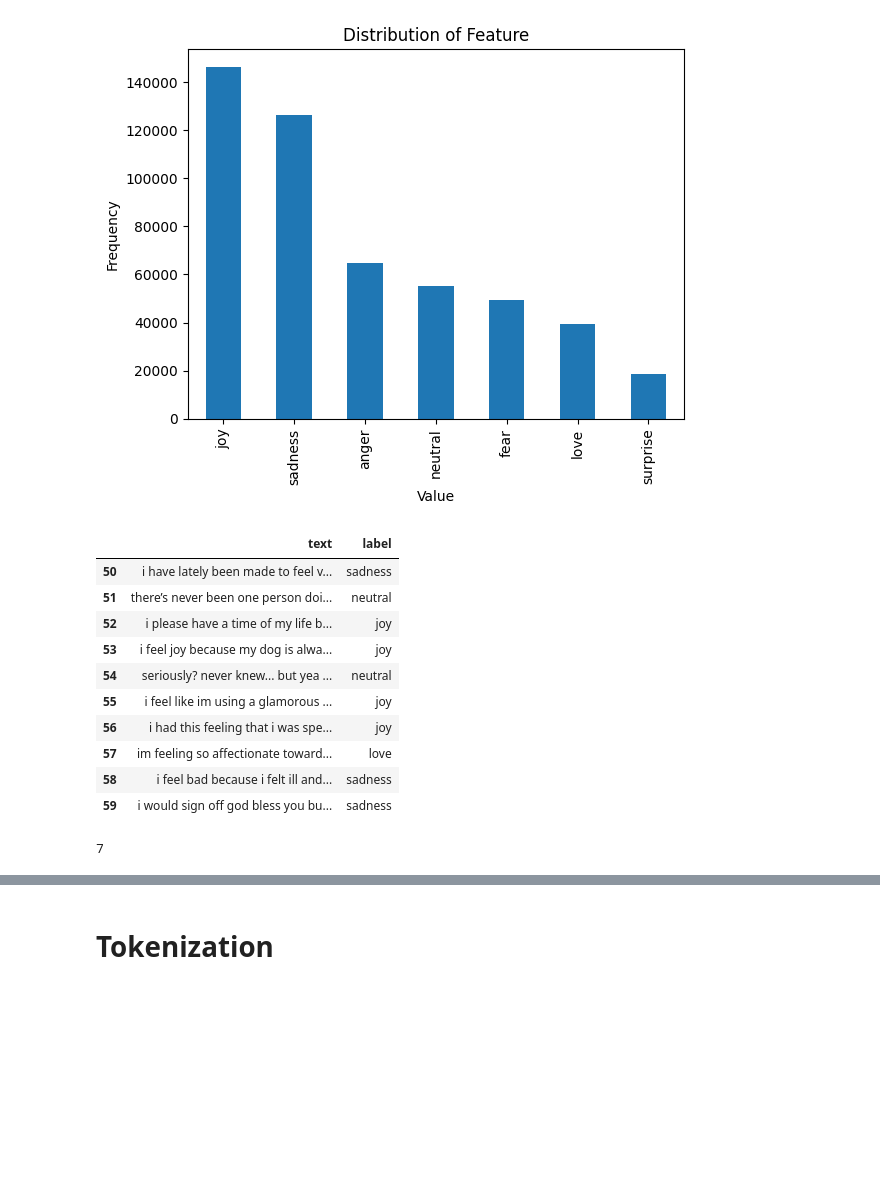
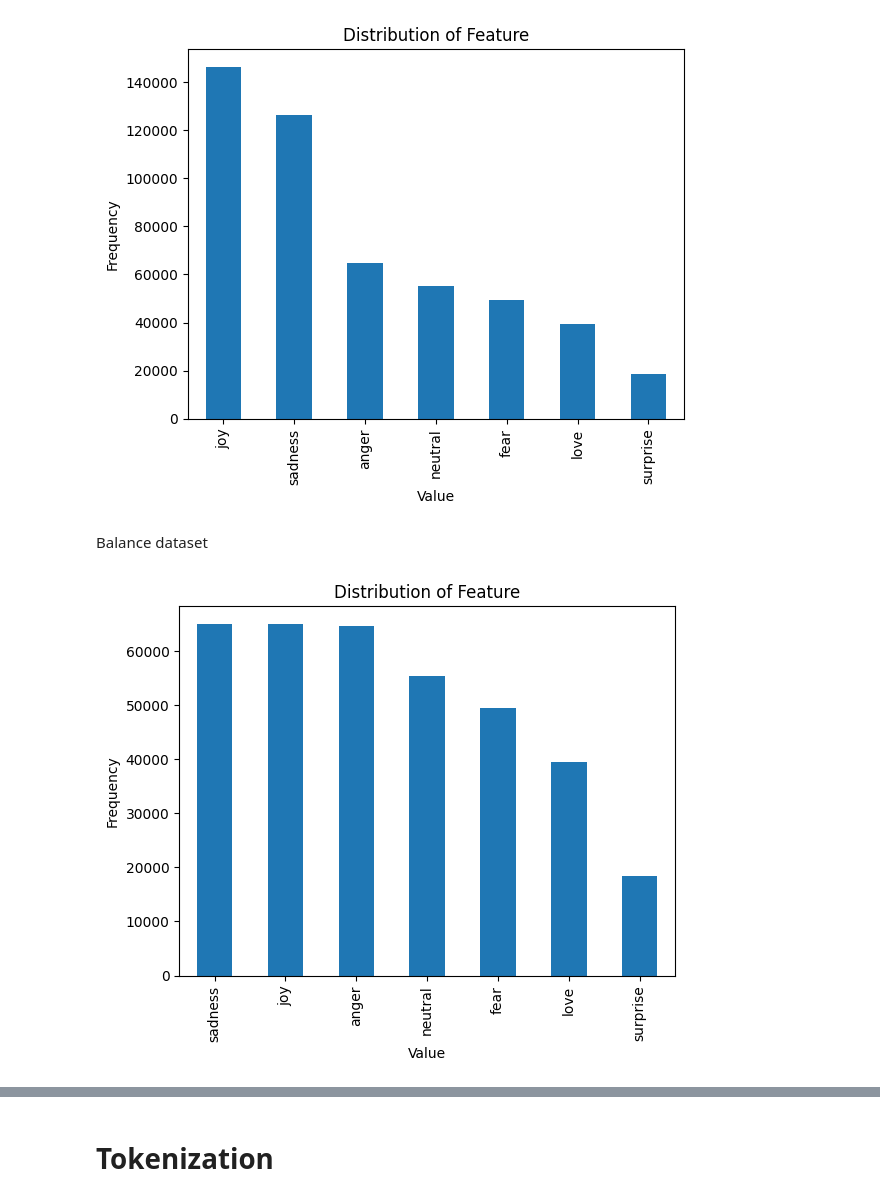
Before and after one commit to anyaachan/EmotionRecognition, a Jupyter notebook: notebooks/data_exploration.ipynb, the cells around one changed output, grey strips where cells are left out. Drawn from its saved outputs; the diff is of its cells as text; code cells hidden in the pictures; blank space fills up the shorter version.

```diff
--- a/notebooks/data_exploration.ipynb
+++ b/notebooks/data_exploration.ipynb
@@ -221,5 +216,22 @@ plt.ylabel('Frequency')
 plt.show()
 # %% [output]
 [figure]
+# %% [markdown]
+Balance dataset
+# %%
+SAMPLES_PER_CLASS = 65000
+balanced_emotion_df = emotion_df.groupby('label').apply(lambda x: x.sample(SAMPLES_PER_CLASS) if len(x) > SAMPLES_PER_CLASS else x)
+balanced_emotion_df = balanced_emotion_df.sample(frac=1).reset_index(drop=True)
+balanced_emotion_df = balanced_emotion_df.dropna()
+# %%
+emotions_count = balanced_emotion_df['label'].value_counts()
+
+emotions_count.plot(kind='bar')
+plt.title('Distribution of Feature')
+plt.xlabel('Value')
+plt.ylabel('Frequency')
+plt.show()
+# %% [output]
+[figure, added]
 # %%
 emotion_df['text']=emotion_df['text'].str.lower()
@@ -233,25 +257,12 @@ def cleaning_numbers(data):
 def cleaning_apostrophs(data):
     return re.sub('\'', '', data)
 
+def cleaning_URLs(data):
+    return re.sub('((www\.[^\s]+)|(https?://[^\s]+))','', data)
+
 emotion_df['text']= emotion_df['text'].apply(lambda x: cleaning_email(x))
 emotion_df['text']= emotion_df['text'].apply(lambda x: cleaning_numbers(x))
+emotion_df['text'] = emotion_df['text'].apply(lambda x: cleaning_URLs(x))
 emotion_df['text']= emotion_df['text'].apply(lambda x: cleaning_apostrophs(x))
 
-emotion_df[50:60]
+emotion_df['text'] = emotion_df['text'].str.replace(r'\s+', ' ', regex=True)
-# %% [output]
-|  | text | label |
-| 50 | i have lately been made to feel v... | sadness |
-| 51 | there’s never been one person doi... | neutral |
-| 52 | i please have a time of my life b... | joy |
-| 53 | i feel joy because my dog is alwa... | joy |
-| 54 | seriously? never knew... but yea ... | neutral |
-| 55 | i feel like im using a glamorous ... | joy |
-| 56 | i had this feeling that i was spe... | joy |
-| 57 | im feeling so affectionate toward... | love |
-| 58 | i feel bad because i felt ill and... | sadness |
-| 59 | i would sign off god bless you bu... | sadness |
-# %%
-num_unique_labels = emotion_df["label"].nunique()
-print(num_unique_labels)
-# %% [output]
-7
```
Also changed, not shown: parts of 47 cells of this notebook, 2 other files.
